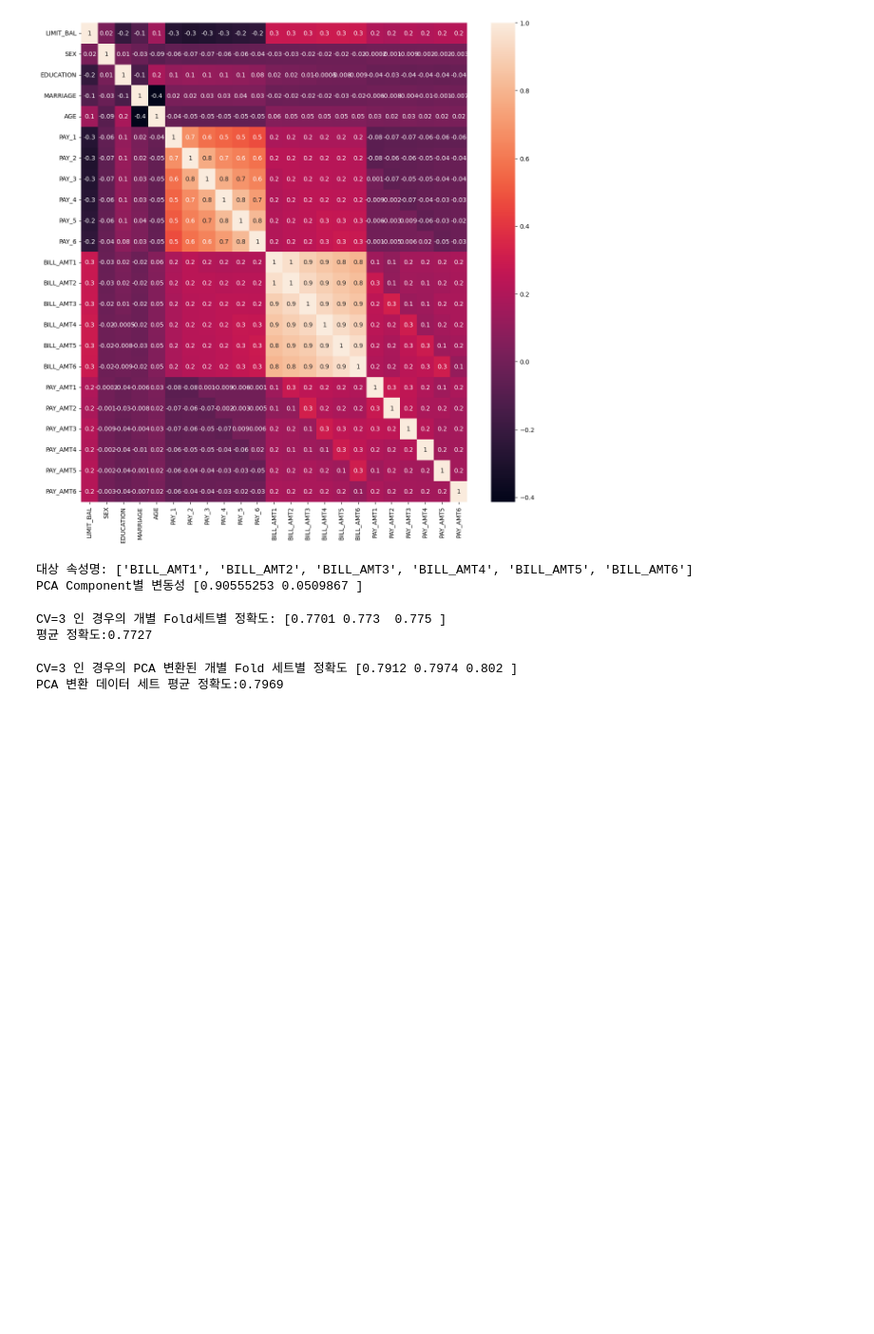
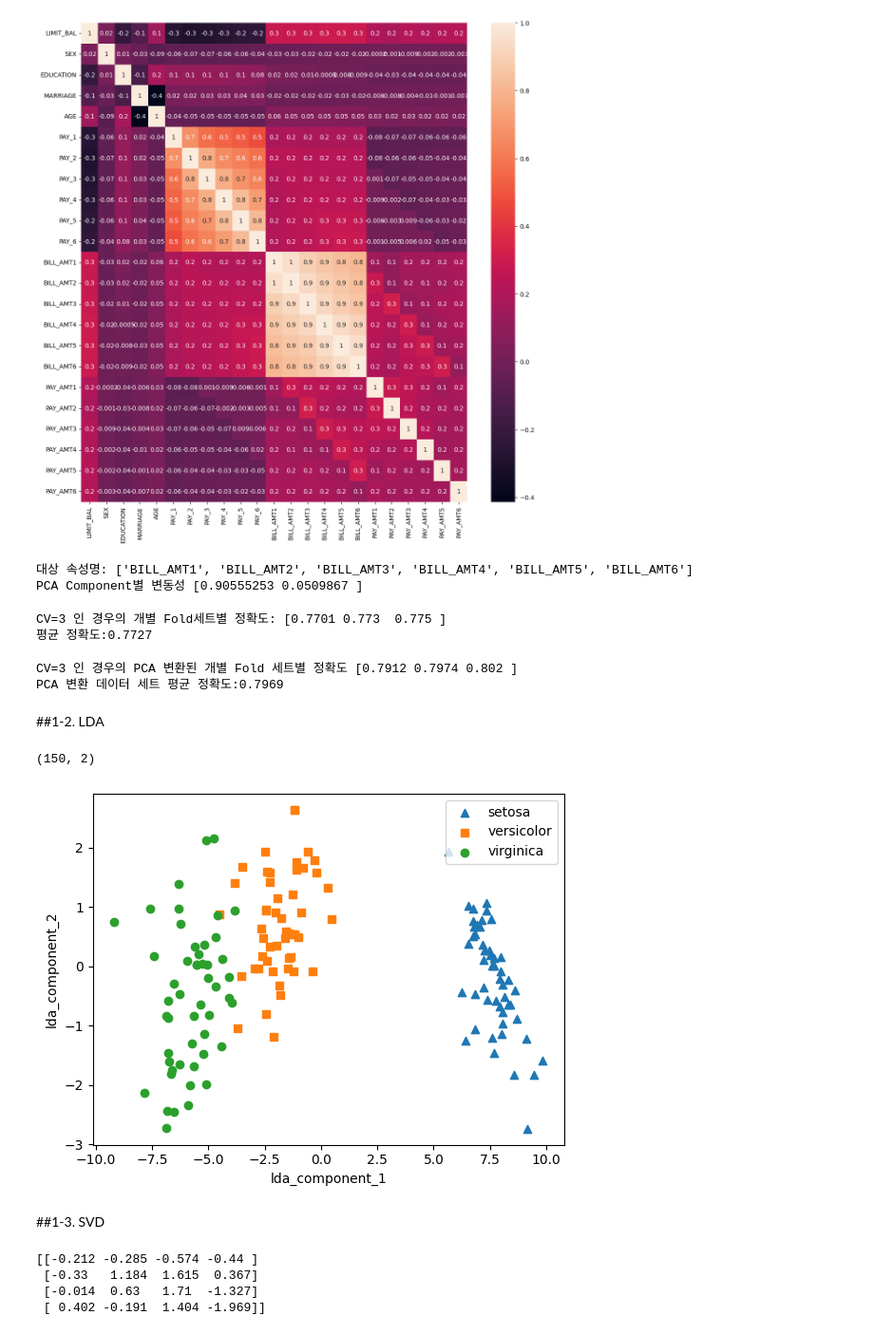
Before and after one commit to suhyeon03/study_ML_, a Jupyter notebook: _dimension_reduction_practice.ipynb, the cells around one changed output. Shown: that part at 95% size. Drawn from its saved outputs; the diff is of its cells as text; code cells hidden in the pictures; blank space fills up the shorter version.

```diff
--- a/_dimension_reduction_practice.ipynb
+++ b/_dimension_reduction_practice.ipynb
@@ -217,3 +219,5 @@ print('PCA 변환 데이터 세트 평균 정확도:{0:.4f}'.format(np.mean(scor
 # %% [output]
 CV=3 인 경우의 PCA 변환된 개별 Fold 세트별 정확도 [0.7912 0.7974 0.802 ]
 PCA 변환 데이터 세트 평균 정확도:0.7969
+# %% [markdown]
+##1-2. LDA
@@ -219,0 +238,44 @@ PCA 변환 데이터 세트 평균 정확도:0.7969
+# %%
+from sklearn.discriminant_analysis import LinearDiscriminantAnalysis
+from sklearn.preprocessing import StandardScaler
+from sklearn.datasets import load_iris
+
+iris = load_iris()
+iris_scaled = StandardScaler().fit_transform(iris.data)
+# %%
+# LDA는 PCA와 다르게 비지도학습이 아니라 지도학습이라는 것이다.
+# 즉 클래스의 결정 값이 변환 시에 필요하다.
+# 다음 lda 객체의 fit()메서드를 호출할 때 결정값이 입력됐음에 유의하자.
+
+lda = LinearDiscriminantAnalysis(n_components=2)
+lda.fit(iris_scaled, iris.target)
+iris_lda = lda.transform(iris_scaled)
+print(iris_lda.shape)
+# %% [output]
+(150, 2)
+# %%
+import pandas as pd
+import matplotlib.pyplot as plt
+%matplotlib inline
+
+lda_columns = ['lda_component_1', 'lda_component_2']
+irisDF_lda = pd.DataFrame(iris_lda, columns=lda_columns)
+irisDF_lda['target'] = iris.target
+
+# setosa는 세모, versicolor는 네모, virginica는 동그라미로 표현
+markers = ['^', 's', 'o']
+
+# setosa의 target 값은 0, versicolor는 1, virginica는 2. 각 target별로 다른 모양으로 산점도로 표시
+for i, marker in enumerate(markers):
+    x_axis_data = irisDF_lda[irisDF_lda['target'] == i]['lda_component_1']
+    y_axis_data = irisDF_lda[irisDF_lda['target'] == i]['lda_component_2']
+    plt.scatter(x_axis_data, y_axis_data, marker=marker, label=iris.target_names[i])
+
+plt.legend(loc='upper right')
+plt.xlabel('lda_component_1')
+plt.ylabel('lda_component_2')
+plt.show()
+# %% [output]
+[figure, added]
+# %% [markdown]
+##1-3. SVD
@@ -219,0 +288,14 @@ PCA 변환 데이터 세트 평균 정확도:0.7969
+# %%
+# 넘파이의 svd 모듈 임포트
+import numpy as np
+from numpy.linalg import svd
+
+# 4X4 랜덤 행렬 a 생성
+np.random.seed(121)
+a = np.random.randn(4,4)
+print(np.round(a,3))
+# %% [output]
+[[-0.212 -0.285 -0.574 -0.44 ]
+ [-0.33   1.184  1.615  0.367]
+ [-0.014  0.63   1.71  -1.327]
+ [ 0.402 -0.191  1.404 -1.969]]
```
Also changed, not shown: parts of 17 cells of this notebook.
